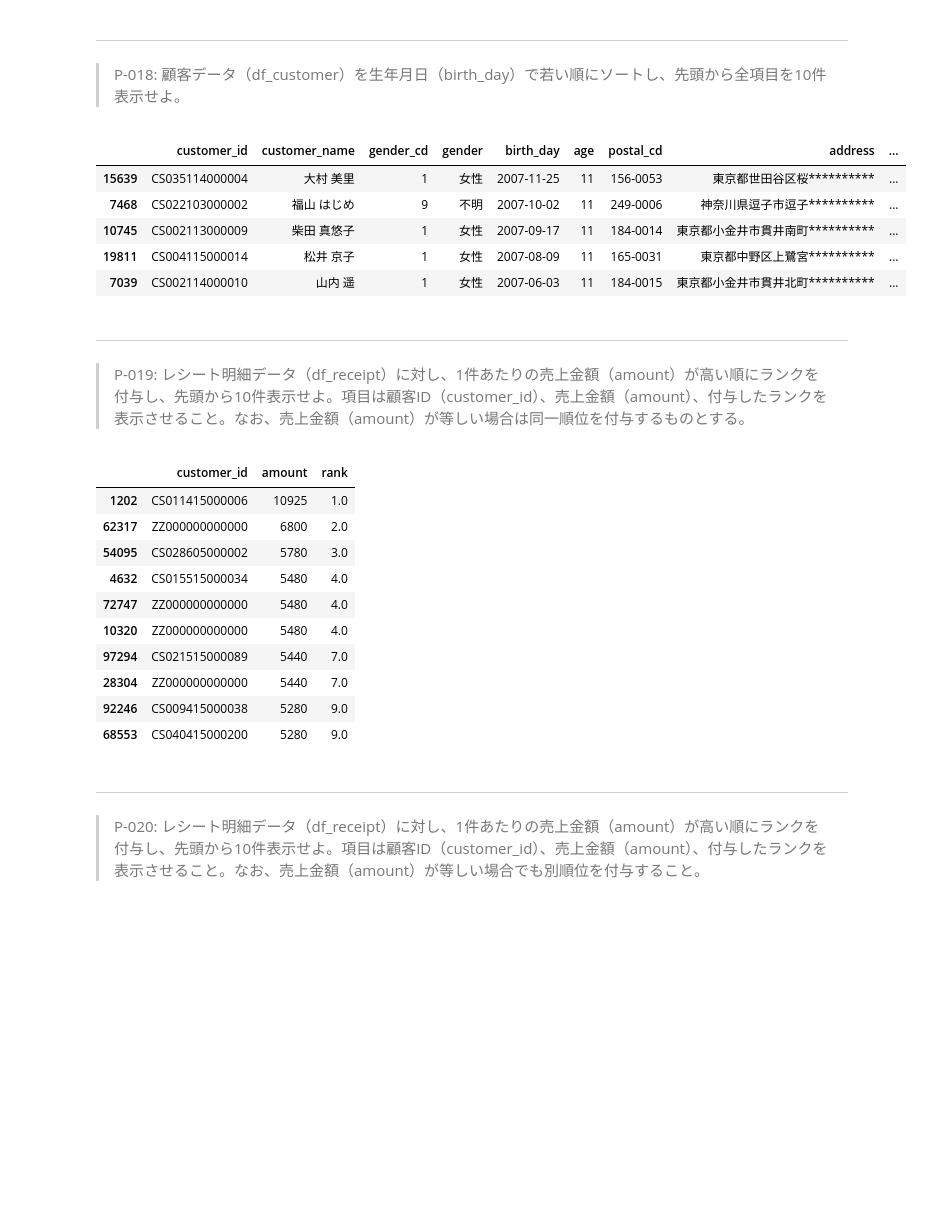
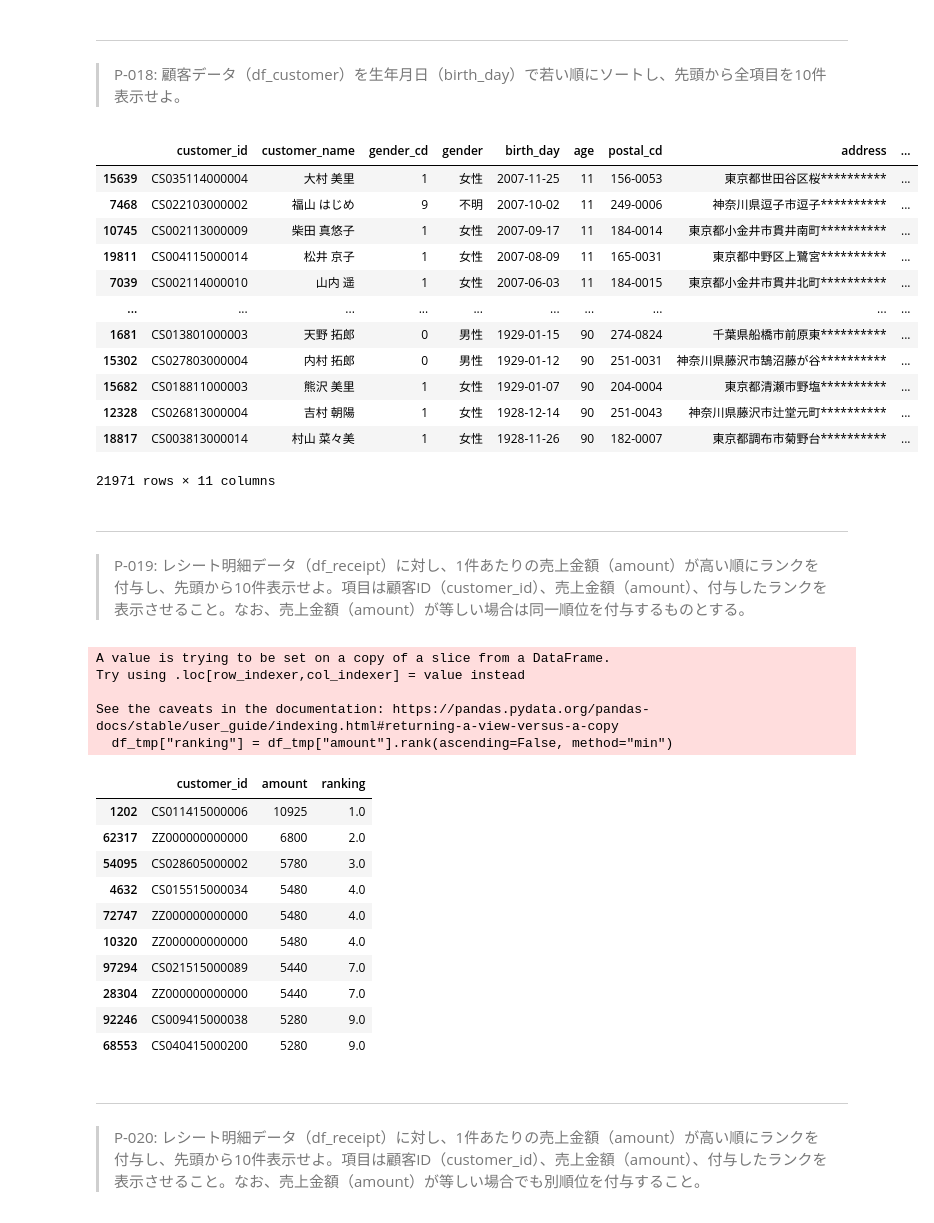
Before and after one commit to palakpaneerer/100knocks-preprocess, a Jupyter notebook: docker/work/preprocess_knock_Python.ipynb, the cells around one changed output. Cells and saved outputs as stored; diff of their text form; code cells hidden in the pictures; blank space fills up the shorter version.

```diff
--- a/docker/work/preprocess_knock_Python.ipynb
+++ b/docker/work/preprocess_knock_Python.ipynb
@@ -385,23 +371,35 @@ df_customer_sort.head(10)
 ---
 > P-018: 顧客データ（df_customer）を生年月日（birth_day）で若い順にソートし、先頭から全項目を10件表示せよ。
 # %%
-df_customer.sort_values(by="birth_day", ascending=False).head()
+df_customer.sort_values(by="birth_day", ascending=False)
 # %% [output]
 |  | customer_id | customer_name | gender_cd | gender | birth_day | age | postal_cd | address | ... |
 | 15639 | CS035114000004 | 大村 美里 | 1 | 女性 | 2007-11-25 | 11 | 156-0053 | 東京都世田谷区桜********** | ... |
 | 7468 | CS022103000002 | 福山 はじめ | 9 | 不明 | 2007-10-02 | 11 | 249-0006 | 神奈川県逗子市逗子********** | ... |
 | 10745 | CS002113000009 | 柴田 真悠子 | 1 | 女性 | 2007-09-17 | 11 | 184-0014 | 東京都小金井市貫井南町********** | ... |
 | 19811 | CS004115000014 | 松井 京子 | 1 | 女性 | 2007-08-09 | 11 | 165-0031 | 東京都中野区上鷺宮********** | ... |
 | 7039 | CS002114000010 | 山内 遥 | 1 | 女性 | 2007-06-03 | 11 | 184-0015 | 東京都小金井市貫井北町********** | ... |
+| ... | ... | ... | ... | ... | ... | ... | ... | ... | ... |
+| 1681 | CS013801000003 | 天野 拓郎 | 0 | 男性 | 1929-01-15 | 90 | 274-0824 | 千葉県船橋市前原東********** | ... |
+| 15302 | CS027803000004 | 内村 拓郎 | 0 | 男性 | 1929-01-12 | 90 | 251-0031 | 神奈川県藤沢市鵠沼藤が谷********** | ... |
+| 15682 | CS018811000003 | 熊沢 美里 | 1 | 女性 | 1929-01-07 | 90 | 204-0004 | 東京都清瀬市野塩********** | ... |
+| 12328 | CS026813000004 | 吉村 朝陽 | 1 | 女性 | 1928-12-14 | 90 | 251-0043 | 神奈川県藤沢市辻堂元町********** | ... |
+| 18817 | CS003813000014 | 村山 菜々美 | 1 | 女性 | 1928-11-26 | 90 | 182-0007 | 東京都調布市菊野台********** | ... |
+21971 rows × 11 columns
 # %% [markdown]
 ---
 > P-019: レシート明細データ（df_receipt）に対し、1件あたりの売上金額（amount）が高い順にランクを付与し、先頭から10件表示せよ。項目は顧客ID（customer_id）、売上金額（amount）、付与したランクを表示させること。なお、売上金額（amount）が等しい場合は同一順位を付与するものとする。
 # %%
-df_receipt["rank"] = df_receipt["amount"].rank(ascending=False, method="min")
-df_rank = df_receipt.sort_values(by="rank",ascending=True)
-df_rank[["customer_id", "amount", "rank"]].head(10)
+df_tmp = df_receipt[["customer_id", "amount"]]
+df_tmp["ranking"] = df_tmp["amount"].rank(ascending=False, method="min")
+df_tmp.sort_values(by="ranking", ascending=True).head(10)
 # %% [output]
+A value is trying to be set on a copy of a slice from a DataFrame.
+Try using .loc[row_indexer,col_indexer] = value instead
+
+See the caveats in the documentation: https://pandas.pydata.org/pandas-docs/stable/user_guide/indexing.html#returning-a-view-versus-a-copy
+  df_tmp["ranking"] = df_tmp["amount"].rank(ascending=False, method="min")
-|  | customer_id | amount | rank |
+|  | customer_id | amount | ranking |
 | 1202 | CS011415000006 | 10925 | 1.0 |
 | 62317 | ZZ000000000000 | 6800 | 2.0 |
 | 54095 | CS028605000002 | 5780 | 3.0 |
```
Also changed, not shown: parts of 46 cells of this notebook.
